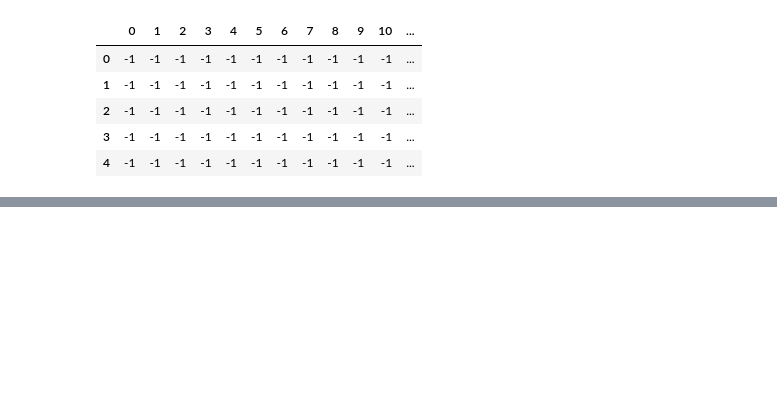
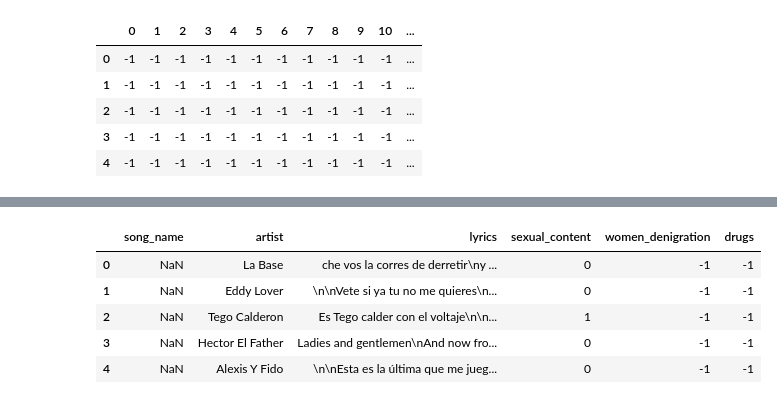
Before and after one commit to JonathanElejalde/reggaeton_songs_nlp, a Jupyter notebook: label_songs/weak_supervision.ipynb, the cells around one changed output, grey strips where cells are left out. Drawn from its saved outputs; the diff is of its cells as text; code cells hidden in the pictures; blank space fills up the shorter version.

Commit message:
eval and train datasets created using weak supervision

```diff
--- a/label_songs/weak_supervision.ipynb
+++ b/label_songs/weak_supervision.ipynb
@@ -49,7 +51,7 @@ def show_lyrics(df, index):
     """
     return print(df.lyrics.iloc[index].strip())
 
-def change_tildes(lyrics):
+def change_accent_mark(lyrics):
     """
     Change á, é, í, ó, ú for a, e, i, o, u.
     """
@@ -118,7 +120,7 @@ songs_copy = songs.copy()
 songs_copy['dtype'] = songs_copy.lyrics.apply(lambda x: 1 if type(x) == str else 2)
 songs_copy = songs_copy[songs_copy.dtype == 1]
 songs_copy.reset_index(drop=True, inplace=True)
-songs_copy['lyrics'] = songs_copy.lyrics.apply(change_tildes)
+songs_copy['lyrics'] = songs_copy.lyrics.apply(change_accent_mark)
 # %%
 SEXUAL_CONTENT = 1
 NO_SC = 0
@@ -445,7 +447,7 @@ Name: count, dtype: int64
 # %%
 # Cast to absolute value to better understanding
 threshold = 30
-lb_train_df['label'] = lb_train_df['count'].apply(lambda x: 1 if abs(x) <= threshold else 0)
+lb_train_df['label'] = lb_train_df['count'].apply(lambda x: 1 if abs(x) < threshold else 0)
 lb_train_df.head()
 # %% [output]
 |  | 0 | 1 | 2 | 3 | 4 | 5 | 6 | 7 | 8 | 9 | 10 | ... |
@@ -496,0 +513,8 @@ La Industria INC
+# %%
+final_eval_data = songs[:600].copy()
+
+# Joining the explicit and implicit labels to just sexual content. So, 1 means the lyrics have
+# some sexual content and 0 means they don't have any sexual content
+final_eval_data.sexual_content.replace({2:1}, inplace=True)
+final_train_data = songs[600:].copy()
+final_train_data.reset_index(drop=True, inplace=True)
@@ -496,0 +549,13 @@ La Industria INC
+# %%
+# Now that we know they are the same, we just pass the sexual_content column from
+# train_data to final_train_data and save the datasets
+
+final_train_data['sexual_content'] = train_data['sexual_content']
+final_train_data.head()
+# %% [output]
+|  | song_name | artist | lyrics | sexual_content | women_denigration | drugs |
+| 0 | NaN | La Base | che vos la corres de derretir\ny ... | 0 | -1 | -1 |
+| 1 | NaN | Eddy Lover | \n\nVete si ya tu no me quieres\n... | 0 | -1 | -1 |
+| 2 | NaN | Tego Calderon | Es Tego calder con el voltaje\n\n... | 1 | -1 | -1 |
+| 3 | NaN | Hector El Father | Ladies and gentlemen\nAnd now fro... | 0 | -1 | -1 |
+| 4 | NaN | Alexis Y Fido | \n\nEsta es la última que me jueg... | 0 | -1 | -1 |
```
Also changed, not shown: parts of 12 cells of this notebook, 2 other files.
